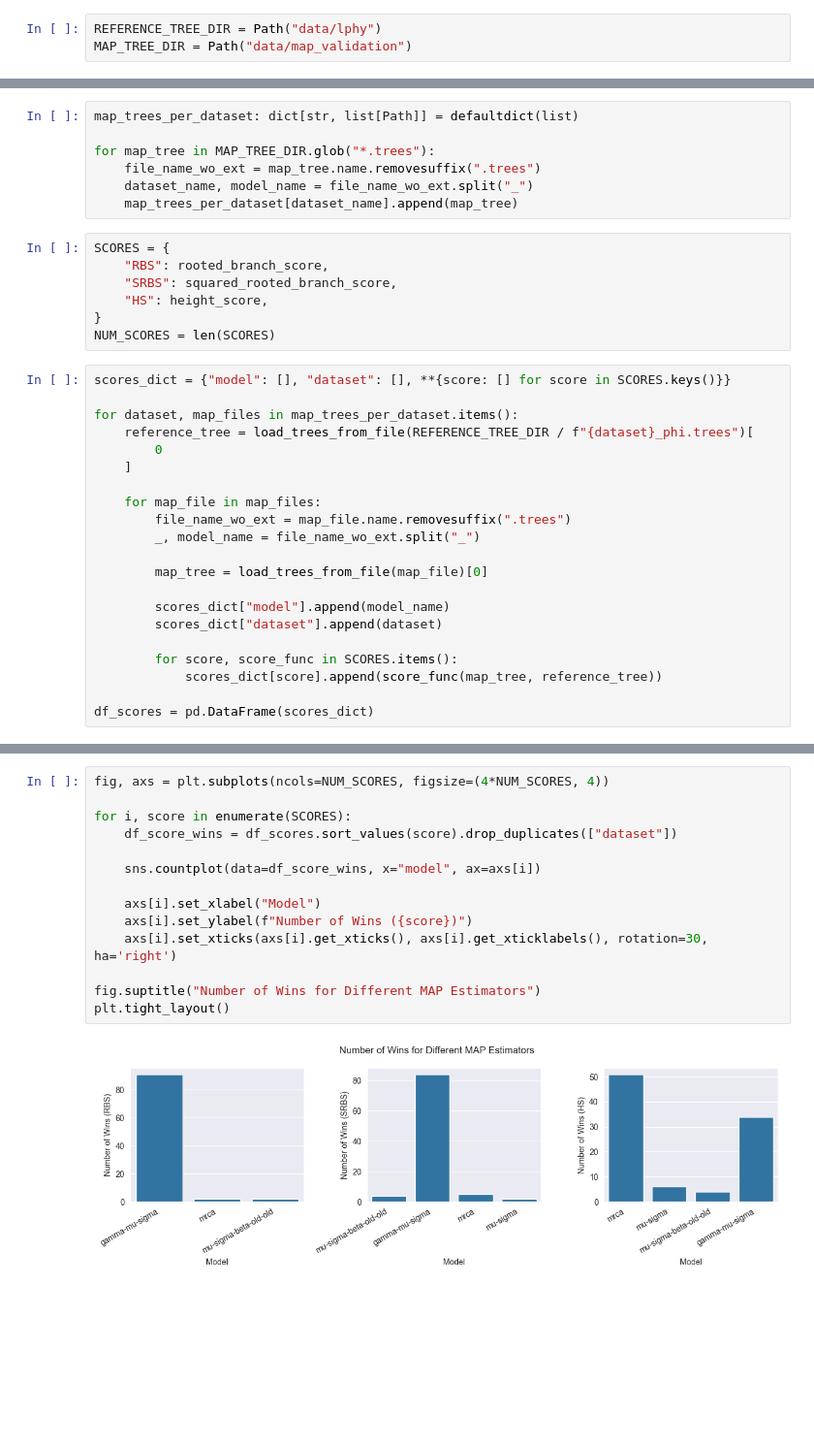
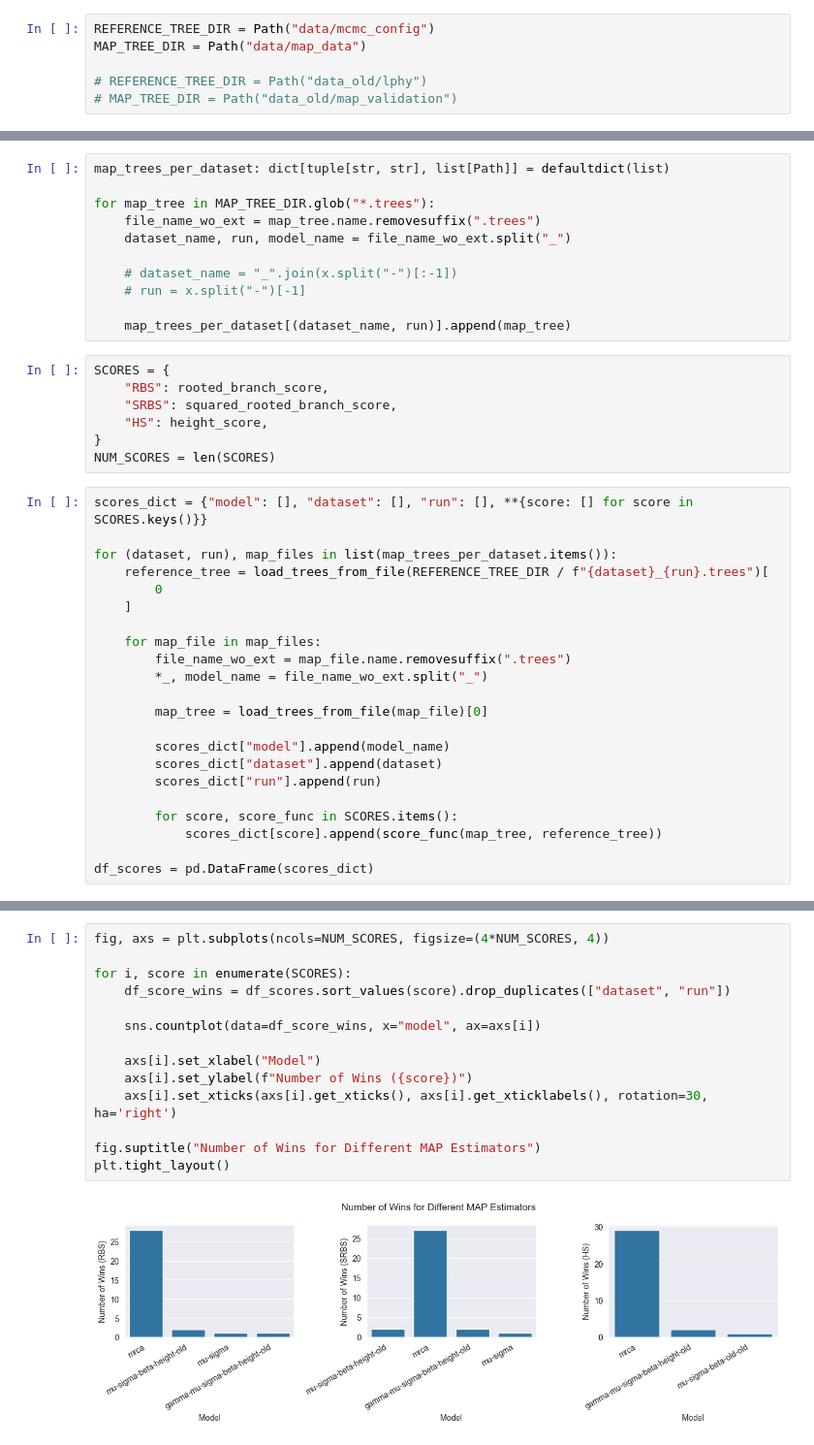
Before and after one commit to tochsner/ccd-validation, a Jupyter notebook: src/map_validation/map_validation.ipynb, the cells around one changed output, grey strips where cells are left out. Shown: that part at 97% size. Drawn from its saved outputs; the diff is of its cells as text; blank space fills up the shorter version.

```diff
--- a/src/map_validation/map_validation.ipynb
+++ b/src/map_validation/map_validation.ipynb
@@ -17,8 +16,11 @@ import warnings
 warnings.filterwarnings('ignore')
 sns.set_style("darkgrid")
 # %%
-REFERENCE_TREE_DIR = Path("data/lphy")
-MAP_TREE_DIR = Path("data/map_validation")
+REFERENCE_TREE_DIR = Path("data/mcmc_config")
+MAP_TREE_DIR = Path("data/map_data")
+
+# REFERENCE_TREE_DIR = Path("data_old/lphy")
+# MAP_TREE_DIR = Path("data_old/map_validation")
 # %%
 def rooted_branch_score(tree_1: Tree, tree_2: Tree) -> float:
     taxa_names = get_taxa_names(tree_1)
@@ -134,12 +132,16 @@ def heights_error(query_tree: Tree, ref_tree: Tree) -> float:
 
     return heights_error
 # %%
-map_trees_per_dataset: dict[str, list[Path]] = defaultdict(list)
+map_trees_per_dataset: dict[tuple[str, str], list[Path]] = defaultdict(list)
 
 for map_tree in MAP_TREE_DIR.glob("*.trees"):
     file_name_wo_ext = map_tree.name.removesuffix(".trees")
-    dataset_name, model_name = file_name_wo_ext.split("_")
-    map_trees_per_dataset[dataset_name].append(map_tree)
+    dataset_name, run, model_name = file_name_wo_ext.split("_")
+
+    # dataset_name = "_".join(x.split("-")[:-1])
+    # run = x.split("-")[-1]
+
+    map_trees_per_dataset[(dataset_name, run)].append(map_tree)
 # %%
 SCORES = {
     "RBS": rooted_branch_score,
@@ -148,21 +150,22 @@ SCORES = {
 }
 NUM_SCORES = len(SCORES)
 # %%
-scores_dict = {"model": [], "dataset": [], **{score: [] for score in SCORES.keys()}}
+scores_dict = {"model": [], "dataset": [], "run": [], **{score: [] for score in SCORES.keys()}}
 
-for dataset, map_files in map_trees_per_dataset.items():
-    reference_tree = load_trees_from_file(REFERENCE_TREE_DIR / f"{dataset}_phi.trees")[
+for (dataset, run), map_files in list(map_trees_per_dataset.items()):
+    reference_tree = load_trees_from_file(REFERENCE_TREE_DIR / f"{dataset}_{run}.trees")[
         0
     ]
 
     for map_file in map_files:
         file_name_wo_ext = map_file.name.removesuffix(".trees")
-        _, model_name = file_name_wo_ext.split("_")
+        *_, model_name = file_name_wo_ext.split("_")
 
         map_tree = load_trees_from_file(map_file)[0]
 
         scores_dict["model"].append(model_name)
         scores_dict["dataset"].append(dataset)
+        scores_dict["run"].append(run)
 
         for score, score_func in SCORES.items():
             scores_dict[score].append(score_func(map_tree, reference_tree))
@@ -200,16 +187,16 @@ plt.tight_layout()
 # %%
 fig, axs = plt.subplots(ncols=NUM_SCORES, figsize=(4*NUM_SCORES, 4))
 
 for i, score in enumerate(SCORES):
-    df_score_wins = df_scores.sort_values(score).drop_duplicates(["dataset"])
+    df_score_wins = df_scores.sort_values(score).drop_duplicates(["dataset", "run"])
 
     sns.countplot(data=df_score_wins, x="model", ax=axs[i])
 
     axs[i].set_xlabel("Model")
     axs[i].set_ylabel(f"Number of Wins ({score})")
     axs[i].set_xticks(axs[i].get_xticks(), axs[i].get_xticklabels(), rotation=30, ha='right')
 
 fig.suptitle("Number of Wins for Different MAP Estimators")
 plt.tight_layout()
 # %% [output]
-[figure, old version]
+[figure, new version]
```
Also changed, not shown: parts of 4 cells of this notebook, 11 other files.
